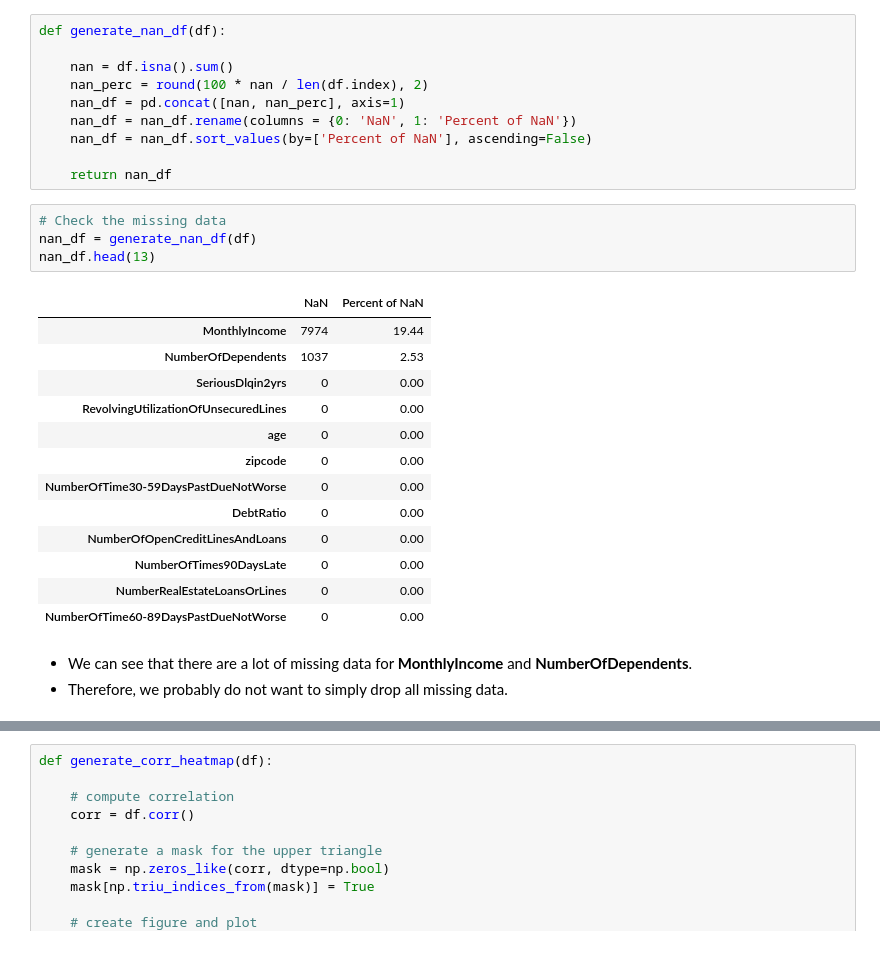
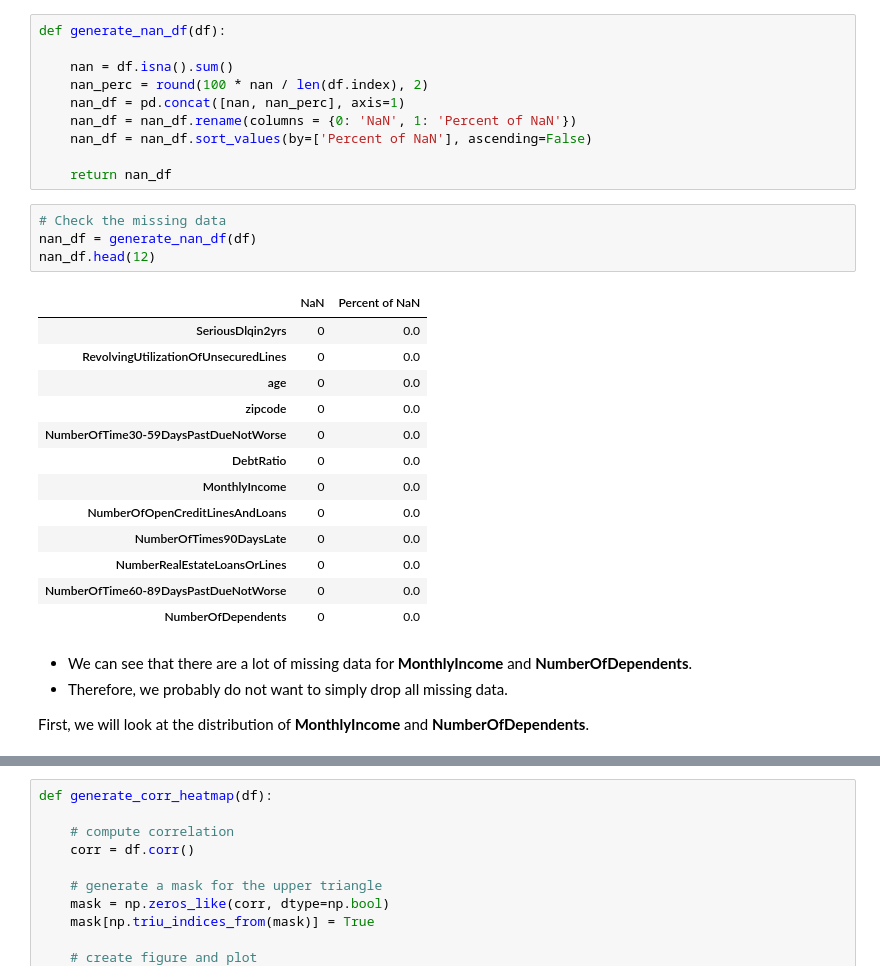
Before and after one commit to capp-machine-learning/ML-pipeline, a Jupyter notebook: ML_pipeline.ipynb, the cells around one changed output, grey strips where cells are left out. Cells and saved outputs as stored; diff of their text form.

```diff
--- a/ML_pipeline.ipynb
+++ b/ML_pipeline.ipynb
@@ -87,21 +87,23 @@ def generate_nan_df(df):
 # %%
 # Check the missing data
 nan_df = generate_nan_df(df)
-nan_df.head(13)
+nan_df.head(12)
 # %% [output]
 |  | NaN | Percent of NaN |
-| MonthlyIncome | 7974 | 19.44 |
-| NumberOfDependents | 1037 | 2.53 |
-| SeriousDlqin2yrs | 0 | 0.00 |
-| RevolvingUtilizationOfUnsecuredLines | 0 | 0.00 |
-| age | 0 | 0.00 |
-| zipcode | 0 | 0.00 |
-| NumberOfTime30-59DaysPastDueNotWorse | 0 | 0.00 |
-| DebtRatio | 0 | 0.00 |
-| NumberOfOpenCreditLinesAndLoans | 0 | 0.00 |
-| NumberOfTimes90DaysLate | 0 | 0.00 |
-| NumberRealEstateLoansOrLines | 0 | 0.00 |
-| NumberOfTime60-89DaysPastDueNotWorse | 0 | 0.00 |
+| SeriousDlqin2yrs | 0 | 0.0 |
+| RevolvingUtilizationOfUnsecuredLines | 0 | 0.0 |
+| age | 0 | 0.0 |
+| zipcode | 0 | 0.0 |
+| NumberOfTime30-59DaysPastDueNotWorse | 0 | 0.0 |
+| DebtRatio | 0 | 0.0 |
+| MonthlyIncome | 0 | 0.0 |
+| NumberOfOpenCreditLinesAndLoans | 0 | 0.0 |
+| NumberOfTimes90DaysLate | 0 | 0.0 |
+| NumberRealEstateLoansOrLines | 0 | 0.0 |
+| NumberOfTime60-89DaysPastDueNotWorse | 0 | 0.0 |
+| NumberOfDependents | 0 | 0.0 |
 # %% [markdown]
 - We can see that there are a lot of missing data for __MonthlyIncome__ and __NumberOfDependents__.
 - Therefore, we probably do not want to simply drop all missing data.
+
+First, we will look at the distribution of __MonthlyIncome__ and __NumberOfDependents__.
```
Also changed, not shown: parts of 20 cells of this notebook.
